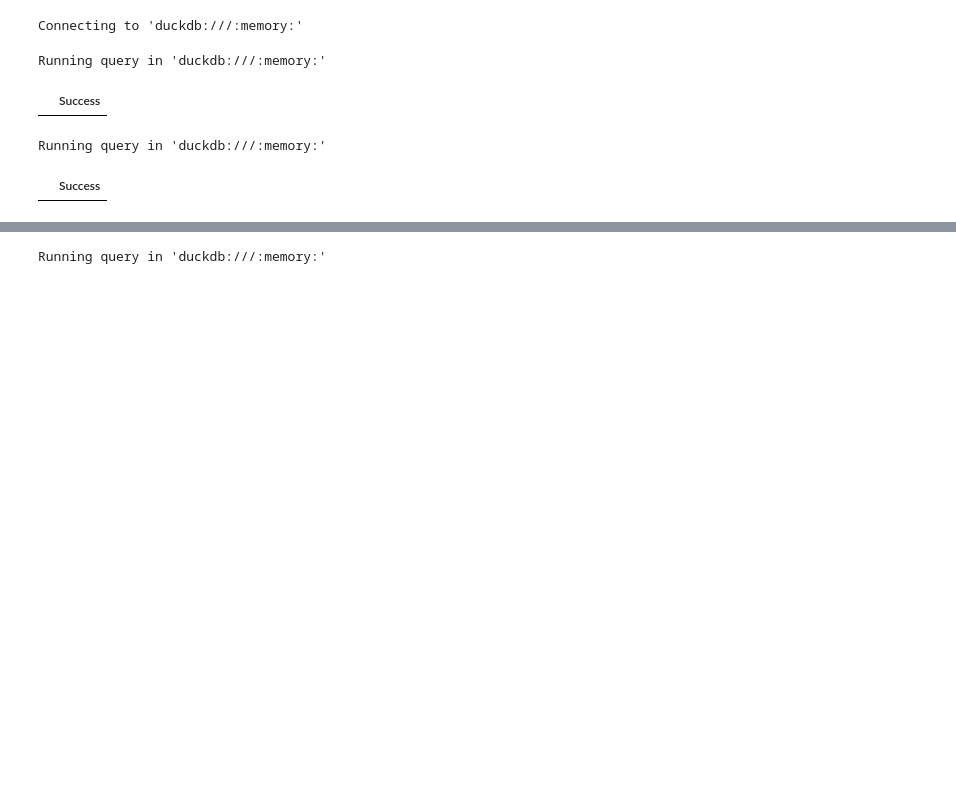
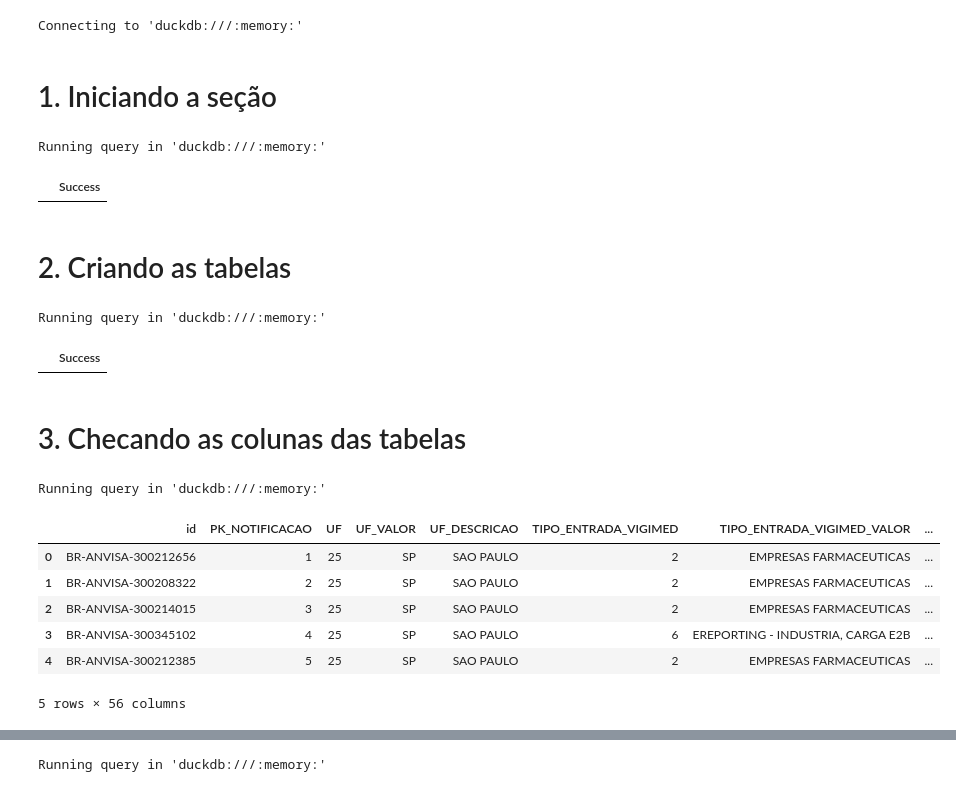
Before and after one commit to mlab-inf-ufrgs/vigimed, a Jupyter notebook: eda/analytics.ipynb, the cells around one changed output, grey strips where cells are left out. Cells and saved outputs as stored; diff of their text form; code cells hidden in the pictures; blank space fills up the shorter version.

```diff
--- a/eda/analytics.ipynb
+++ b/eda/analytics.ipynb
@@ -17,11 +22,15 @@ sys.path.append('../../src/')
 %sql duckdb:///:memory:
 # %% [output]
 Connecting to 'duckdb:///:memory:'
+# %% [markdown]
+# 1. Iniciando a seção
 # %%
 %sql ROLLBACK;
 # %% [output]
 Running query in 'duckdb:///:memory:'
 |  | Success |
+# %% [markdown]
+# 2. Criando as tabelas
 # %%
 %%sql
 DROP TABLE IF EXISTS dim_atc;
@@ -35,6 +55,21 @@ SELECT * FROM read_parquet('C:\Users\silma\Projetos\vigimed\data\03_gold\fat_med
 # %% [output]
 Running query in 'duckdb:///:memory:'
 |  | Success |
+# %% [markdown]
+# 3. Checando as colunas das tabelas
+# %%
+%%sql
+select * from dim_notificacoes
+LIMIT 5
+# %% [output]
+Running query in 'duckdb:///:memory:'
+|  | id | PK_NOTIFICACAO | UF | UF_VALOR | UF_DESCRICAO | TIPO_ENTRADA_VIGIMED | TIPO_ENTRADA_VIGIMED_VALOR | ... |
+| 0 | BR-ANVISA-300212656 | 1 | 25 | SP | SAO PAULO | 2 | EMPRESAS FARMACEUTICAS | ... |
+| 1 | BR-ANVISA-300208322 | 2 | 25 | SP | SAO PAULO | 2 | EMPRESAS FARMACEUTICAS | ... |
+| 2 | BR-ANVISA-300214015 | 3 | 25 | SP | SAO PAULO | 2 | EMPRESAS FARMACEUTICAS | ... |
+| 3 | BR-ANVISA-300345102 | 4 | 25 | SP | SAO PAULO | 6 | EREPORTING - INDUSTRIA, CARGA E2B | ... |
+| 4 | BR-ANVISA-300212385 | 5 | 25 | SP | SAO PAULO | 2 | EMPRESAS FARMACEUTICAS | ... |
+5 rows × 56 columns
 # %%
 %%sql
 select * from fat_medicamentos
```
Also changed, not shown: parts of 7 cells of this notebook, 5 other files.
